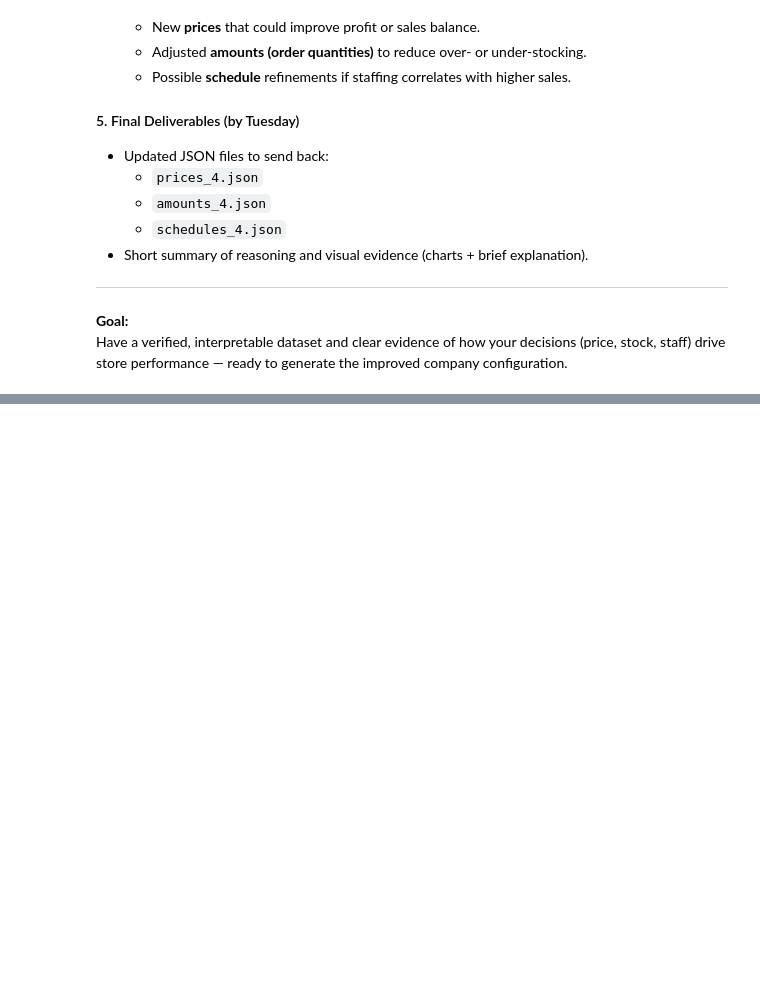
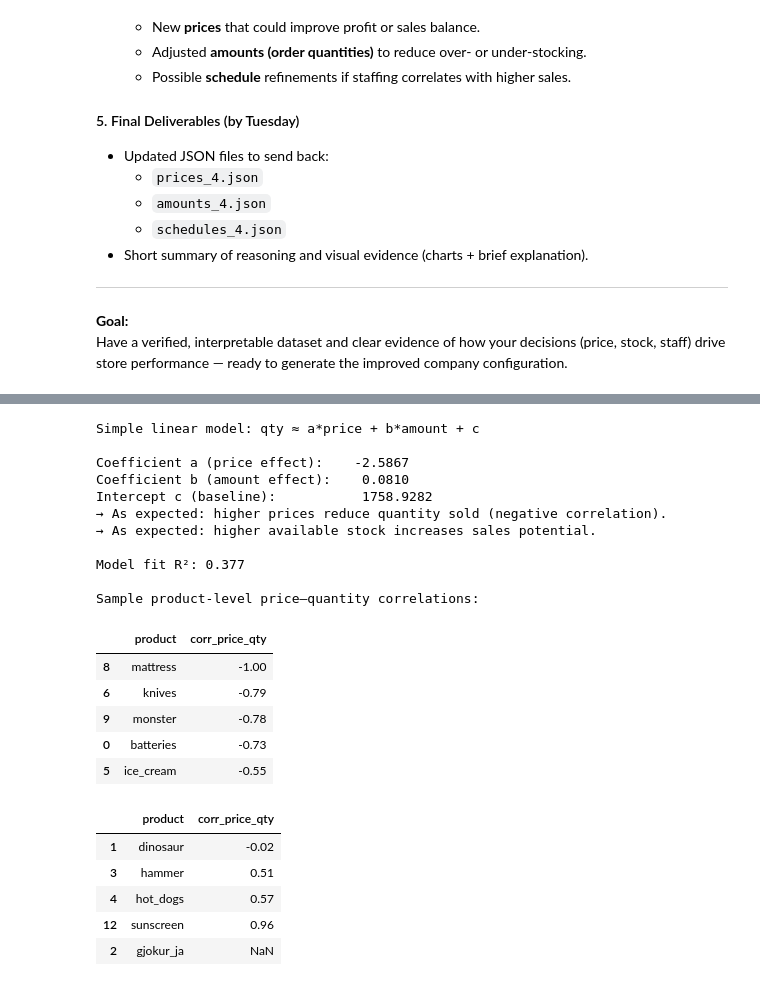
Before and after one commit to MaxEcks/IKT110_eckstein, a Jupyter notebook: portfolio/consulting/consulting_game_round_1.ipynb, the cells around one changed output, grey strips where cells are left out. Cells and saved outputs as stored; diff of their text form; code cells hidden in the pictures; blank space fills up the shorter version.

Commit message:
added first updated amounts, prices and schedules

```diff
--- a/portfolio/consulting/consulting_game_round_1.ipynb
+++ b/portfolio/consulting/consulting_game_round_1.ipynb
@@ -626,0 +838,73 @@ Have a verified, interpretable dataset and clear evidence of how your decisions
+# %%
+# === Section 5 — Simple linear relationship (NumPy least squares) ============
+
+print("Simple linear model: qty ≈ a*price + b*amount + c\n")
+
+# Use all versions except the last generated one (_4)
+df = products.loc[products["version"].isin([0,1,2,3])].copy()
+
+# Ensure numeric dtype
+for col in ["price","amount","qty"]:
+    df[col] = pd.to_numeric(df[col], errors="coerce").fillna(0.0)
+
+# Build matrices for least squares
+X = np.c_[df["price"].to_numpy(), df["amount"].to_numpy(), np.ones(len(df))]
+y = df["qty"].to_numpy()
+
+# Solve via least squares: minimize ||Xb - y||
+b, residuals, rank, s = np.linalg.lstsq(X, y, rcond=None)
+
+a_price, b_amount, c_intercept = b
+print(f"Coefficient a (price effect):    {a_price: .4f}")
+print(f"Coefficient b (amount effect):   {b_amount: .4f}")
+print(f"Intercept c (baseline):          {c_intercept: .4f}")
+
+# Quick interpretation
+if a_price < 0:
+    print("→ As expected: higher prices reduce quantity sold (negative correlation).")
+else:
+    print("→ Unexpected: price effect is positive — check data consistency.")
+
+if b_amount > 0:
+    print("→ As expected: higher available stock increases sales potential.")
+else:
+    print("→ Unexpected: negative stock effect — verify inventory logic.")
+
+# Optional: simple global R^2 (goodness of fit)
+y_pred = X @ b
+ss_res = np.sum((y - y_pred)**2)
+ss_tot = np.sum((y - np.mean(y))**2)
+r2 = 1 - ss_res / ss_tot if ss_tot > 0 else np.nan
+print(f"\nModel fit R²: {r2:.3f}")
+
+# Optional: show strongest product correlations (price↔qty)
+corrs = df.groupby("product")[["price","qty"]].corr().iloc[0::2, -1].reset_index()
+corrs = corrs.rename(columns={"qty":"corr_price_qty"}).drop(columns="level_1")
+top_corrs = corrs.sort_values("corr_price_qty")
+print("\nSample product-level price–quantity correlations:")
+display(top_corrs.head(5))
+display(top_corrs.tail(5))
+# %% [output]
+Simple linear model: qty ≈ a*price + b*amount + c
+
+Coefficient a (price effect):    -2.5867
+Coefficient b (amount effect):    0.0810
+Intercept c (baseline):           1758.9282
+→ As expected: higher prices reduce quantity sold (negative correlation).
+→ As expected: higher available stock increases sales potential.
+
+Model fit R²: 0.377
+
+Sample product-level price–quantity correlations:
+|  | product | corr_price_qty |
+| 8 | mattress | -1.00 |
+| 6 | knives | -0.79 |
+| 9 | monster | -0.78 |
+| 0 | batteries | -0.73 |
+| 5 | ice_cream | -0.55 |
+|  | product | corr_price_qty |
+| 1 | dinosaur | -0.02 |
+| 3 | hammer | 0.51 |
+| 4 | hot_dogs | 0.57 |
+| 12 | sunscreen | 0.96 |
+| 2 | gjokur_ja | NaN |
```
Also changed, not shown: parts of 4 cells of this notebook, 4 other files.
